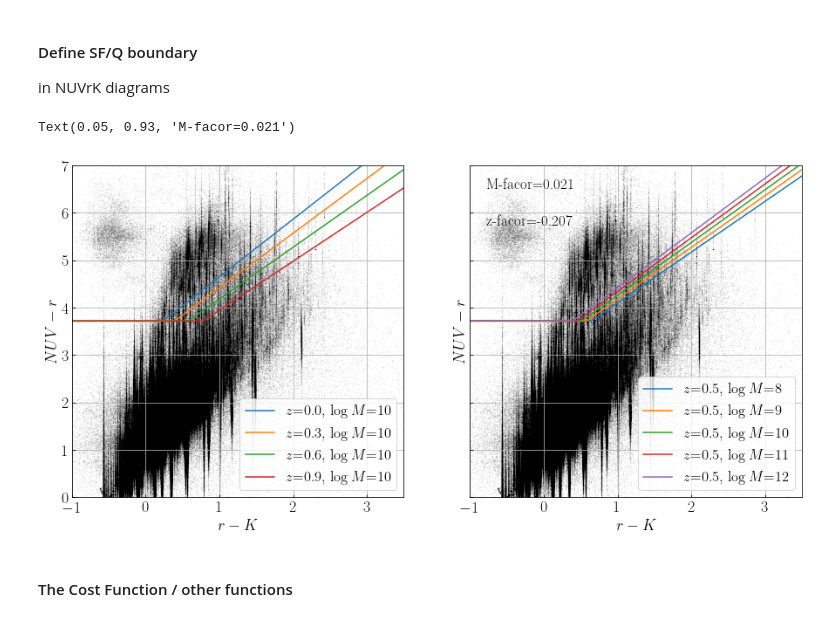
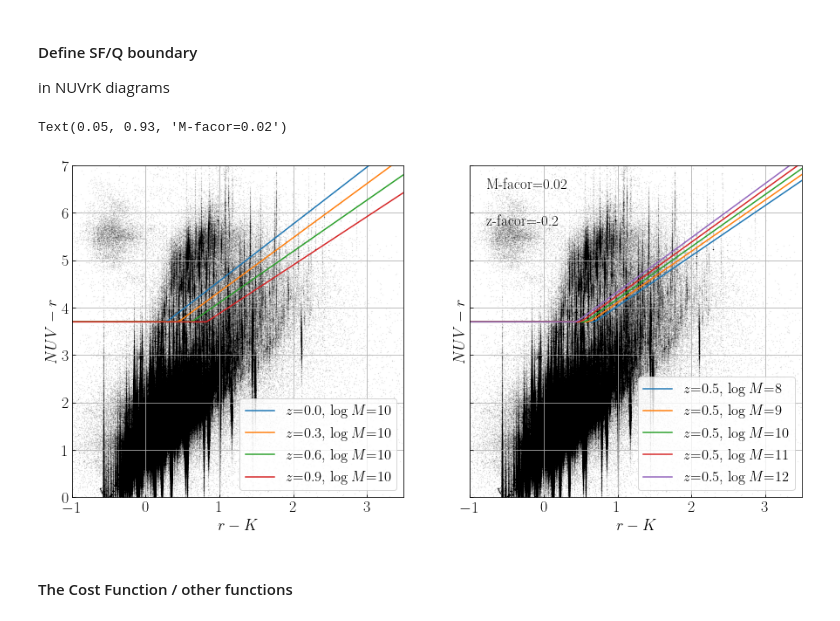
Before and after one commit to LejayChen/massive_gals, a Jupyter notebook: lephare_nuvrk_new.ipynb, the cells around one changed output. Saved outputs shown, nothing was run; the diff lists cells and outputs as text; code cells hidden in the pictures.

```diff
--- a/lephare_nuvrk_new.ipynb
+++ b/lephare_nuvrk_new.ipynb
@@ -959,39 +959,39 @@ in NUVrK diagrams
 
 fig, axs = plt.subplots(1, 2, figsize = (15, 7), sharey=True)
 rk_draw = np.linspace(-1,3.5,80)
 
 cat_central_cosmos_name = '/Users/lejay/research/lephare_dev/my_code/graham_output_cats_new/pcat_COSMOS_deep_cat_out_nomaglimit_nonir_il_nz_prior_formass.fits'
 cat = Table.read(cat_central_cosmos_name)
 axs[0].scatter(cat['MAG_ABS_r']-cat['MAG_ABS_Ks'],cat['MAG_ABS_NUV']-cat['MAG_ABS_r'],alpha=0.1,s=0.1,color='k')
 axs[1].scatter(cat['MAG_ABS_r']-cat['MAG_ABS_Ks'],cat['MAG_ABS_NUV']-cat['MAG_ABS_r'],alpha=0.1,s=0.1,color='k')
 
 M = 10
 for z in [0.0,0.3,0.6,0.9]:
-    nuv_draw_mid = boundary_4d(rk_draw, 3.718 , 2.83,   1.004, -0.204,  0.021, z, M)
+    nuv_draw_mid = boundary_4d(rk_draw, 3.7 , 2.8,   1., -0.2,  0.02, z, M)
     axs[0].plot(rk_draw, nuv_draw_mid,label='$z$='+str(z)+', $\log M$='+str(M))
 
 axs[0].set_xlabel('$r-K$',fontsize=18)
 axs[0].set_ylabel('$NUV-r$',fontsize=18)
 axs[0].set_xlim([-1,3.5])
 axs[0].set_ylim([0,7])
 axs[0].grid()
 axs[0].legend(fontsize=16.5)
 
 z = 0.5
 for M in [8,9,10,11,12]:
-    nuv_draw_mid = boundary_4d(rk_draw, 3.718 , 2.83,   1.004, -0.204,  0.021, z, M)
+    nuv_draw_mid = boundary_4d(rk_draw, 3.7 , 2.8,   1., -0.2,  0.02, z, M)
     axs[1].plot(rk_draw, nuv_draw_mid,label='$z$='+str(z)+', $\log M$='+str(M))
 axs[1].set_xlabel('$r-K$',fontsize=18)
 axs[1].set_ylabel('$NUV-r$',fontsize=18)
 axs[1].set_xlim([-1,3.5])
 axs[1].set_ylim([0,7])
 axs[1].grid()
 axs[1].legend(fontsize=16.5)
-axs[1].annotate('z-facor=-0.207', xy=(0.05, 0.82), xycoords='axes fraction', ha='left',fontsize=17)
-axs[1].annotate('M-facor=0.021', xy=(0.05, 0.93), xycoords='axes fraction', ha='left',fontsize=17)
+axs[1].annotate('z-facor=-0.2', xy=(0.05, 0.82), xycoords='axes fraction', ha='left',fontsize=17)
+axs[1].annotate('M-facor=0.02', xy=(0.05, 0.93), xycoords='axes fraction', ha='left',fontsize=17)
 # %% [output]
-Text(0.05, 0.93, 'M-facor=0.021')
+Text(0.05, 0.93, 'M-facor=0.02')
-[figure, old version]
+[figure, new version]
 # %% [markdown]
 #### The Cost Function / other functions
 # %%
```
Also changed, not shown: parts of 16 cells of this notebook, 4 other files.
